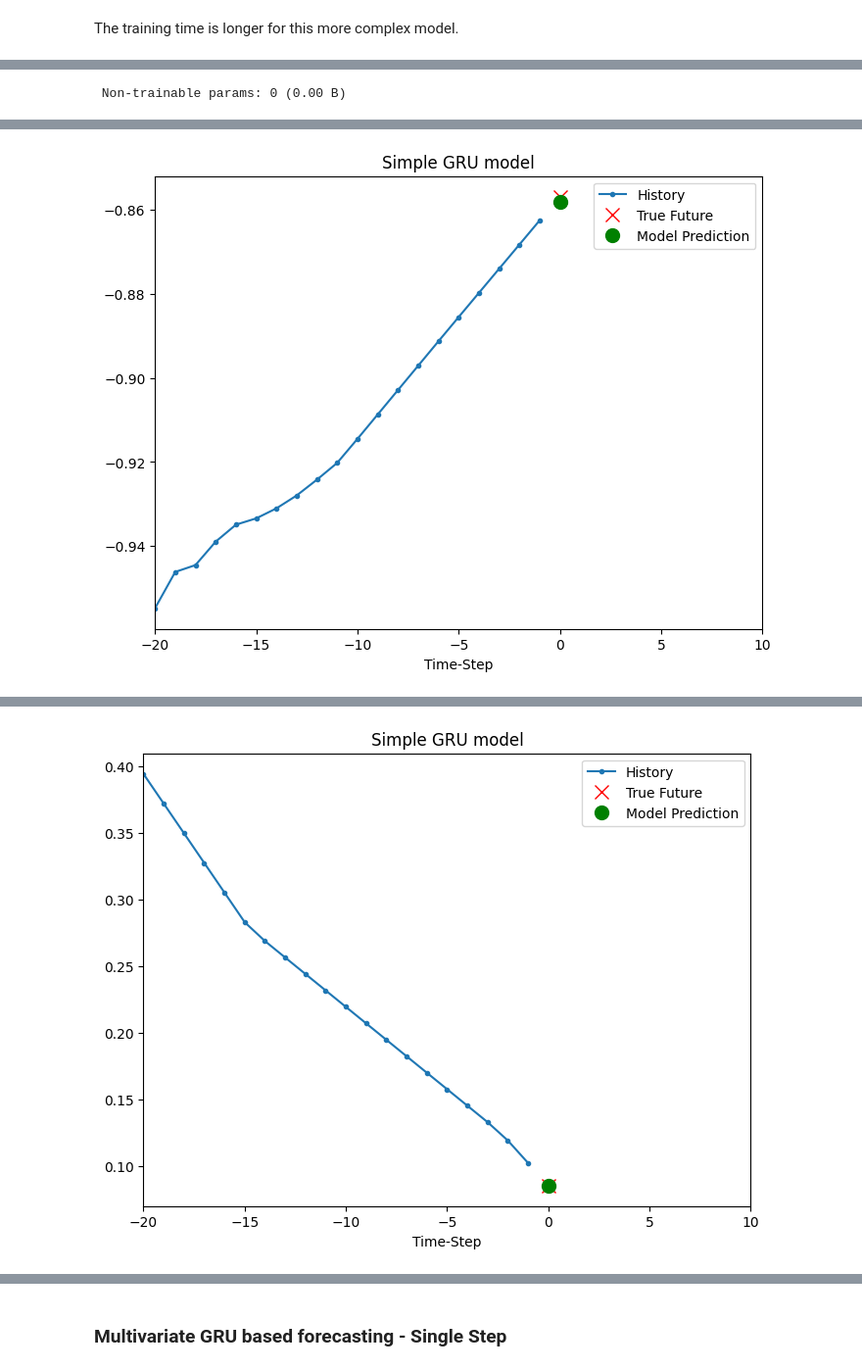
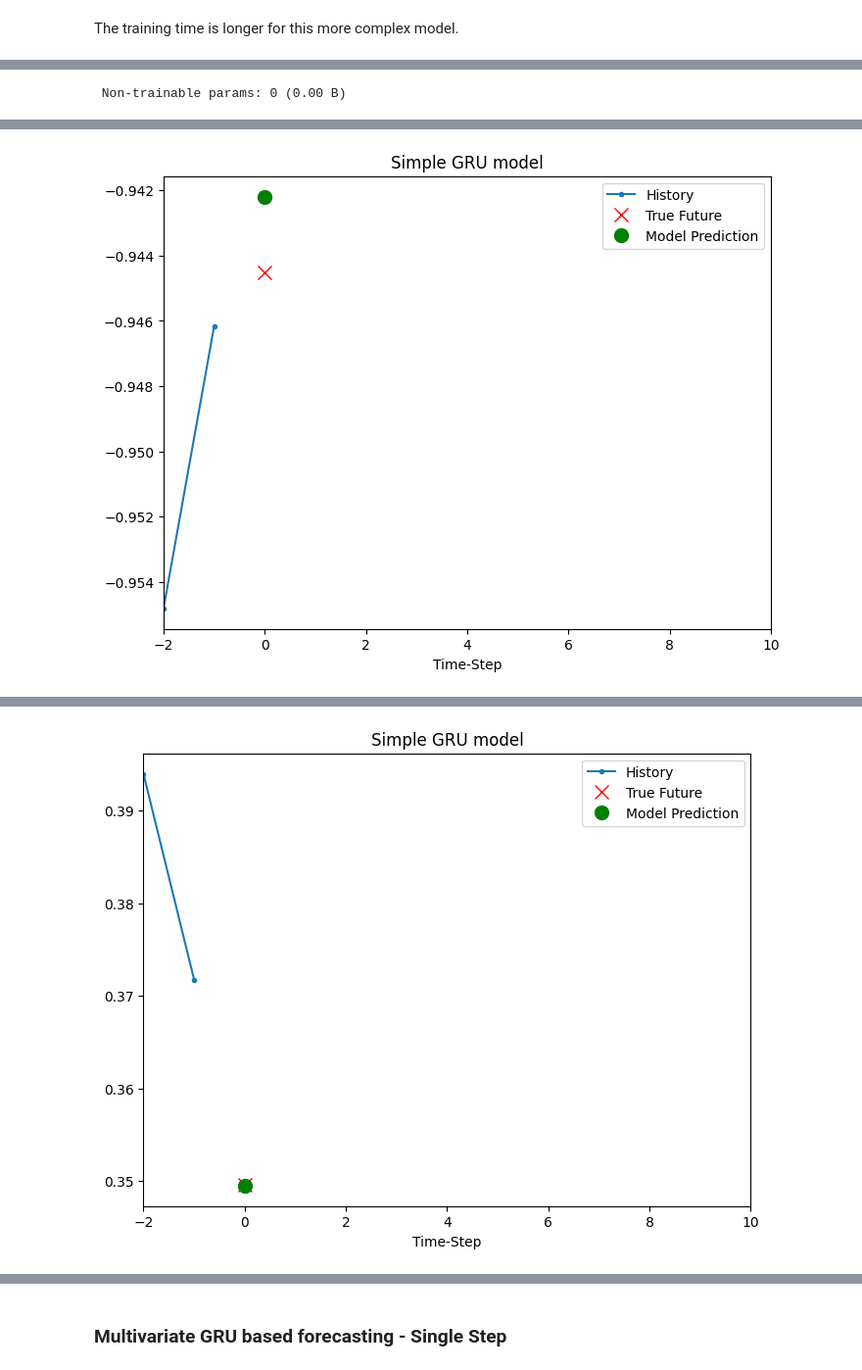
Before and after one commit to Kemalcikota113/deep-machine-learning, a Jupyter notebook: A6/Time series forecasting.ipynb, the cells around one changed output, grey strips where cells are left out. Shown at 98% size. Drawn from its saved outputs; the diff is of its cells as text; code cells hidden in the pictures.

```diff
--- a/A6/Time series forecasting.ipynb
+++ b/A6/Time series forecasting.ipynb
@@ -619,4 +639,14 @@ for x, y in val_data_multi.take(3):
 # %%
+univariate_past_history = 2 #days
+univariate_future_target = 0 #current day
+
+x_train_uni, y_train_uni = univariate_data(uni_data, 0, TRAIN_SPLIT,
+                                           univariate_past_history,
+                                           univariate_future_target)
+x_val_uni, y_val_uni = univariate_data(uni_data, TRAIN_SPLIT, len(uni_data),
+                                       univariate_past_history,
+                                       univariate_future_target)
+
 print (x_train_uni.shape)
 print (y_train_uni.shape)
 x_train_uni.dtype
@@ -636,6 +666,8 @@ train_univariate
 # defining the model using RU instead of LSTM
 simple_GRU_model = tf.keras.models.Sequential([
     tf.keras.layers.GRU(8, input_shape=x_train_uni.shape[-2:]),
+    tf.keras.layers.Dense(16, activation='relu'),
+    tf.keras.layers.Dense(8, activation='relu'),
     tf.keras.layers.Dense(1)
 ])
 
@@ -660,4 +692,26 @@ simple_GRU_model.fit(train_univariate,
 for x, y in val_univariate.take(3):
     plot = show_plot([x[0].numpy(), y[0].numpy(), simple_GRU_model.predict(x)[0]], 0, 'Simple GRU model')
     plot.show()
+
+
+# “Show diagrams with predictions around the peak of infection”
+
+# Flatten
+flat_data = uni_data[0]
+
+# Get top 3 peak indices (excluding the very start to allow for history)
+peak_indices = np.argpartition(flat_data[univariate_past_history:], -3)[-3:] + univariate_past_history
+peak_indices = sorted(peak_indices)
+
+for i, peak_idx in enumerate(peak_indices):
+    start_idx = peak_idx - univariate_past_history
+    input_seq = flat_data[start_idx:peak_idx].reshape(1, -1, 1)
+
+    # Predict the value at the peak using your model
+    predicted = simple_GRU_model.predict(input_seq)[0]
+    true_value = flat_data[peak_idx]
+
+    # Use your existing show_plot function
+    plot = show_plot([input_seq[0], true_value, predicted], 0, f'Prediction around infection peak #{i+1}')
+    plot.show()
 # %% [output]
@@ -694 +752 @@ Epoch 10/10
-[figure, old version]
+[figure, new version]
@@ -696 +754 @@ Epoch 10/10
-[figure, old version]
+[figure, new version]
```
Also changed, not shown: parts of 22 cells of this notebook.
